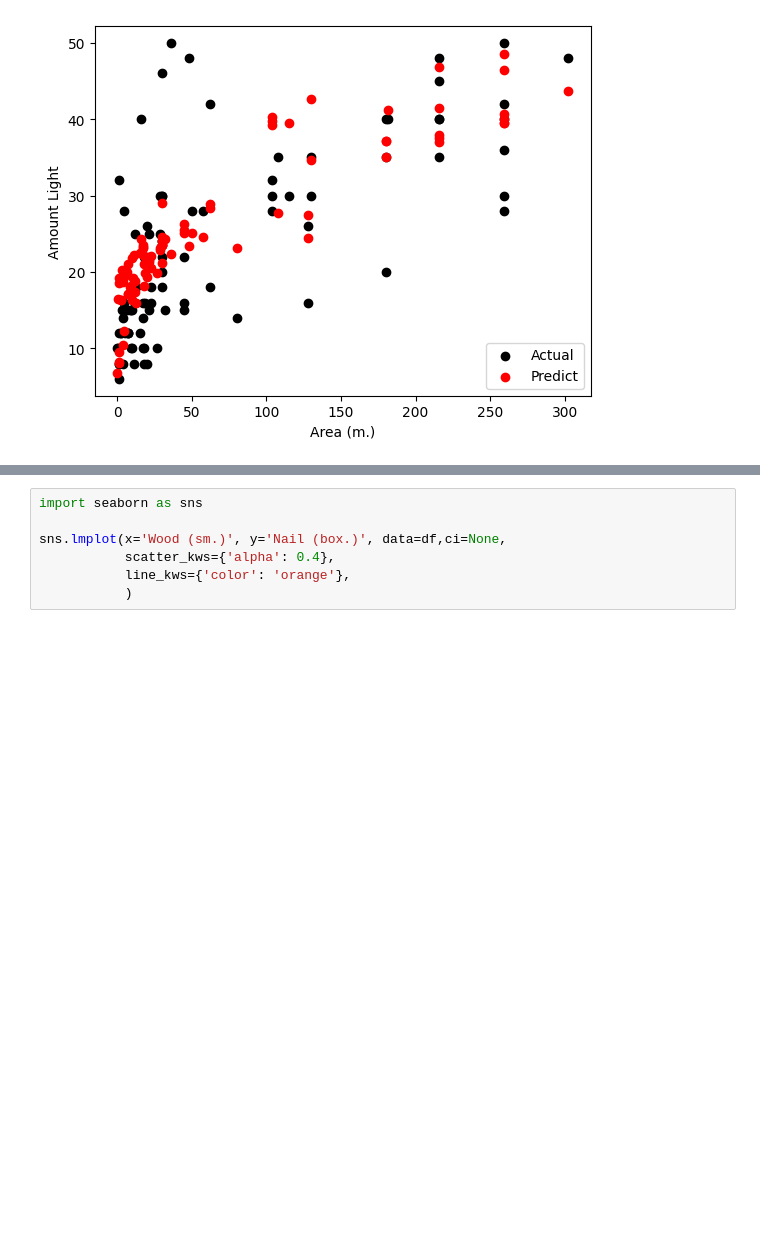
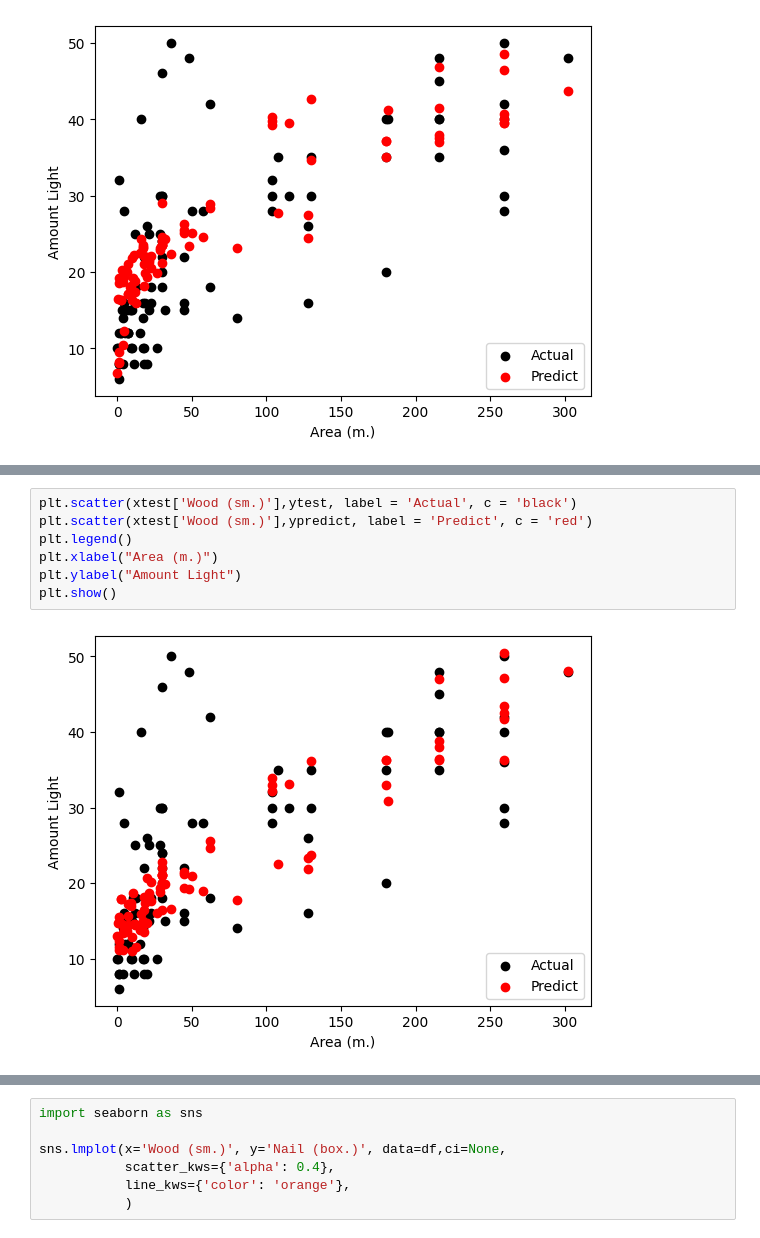
Before and after one commit to Krengsak/Model, a Jupyter notebook: Model.ipynb, the cells around one changed output, grey strips where cells are left out. Drawn from its saved outputs; the diff is of its cells as text; blank space fills up the shorter version.

```diff
--- a/Model.ipynb
+++ b/Model.ipynb
@@ -119,0 +245,9 @@ plt.show()
+# %%
+plt.scatter(xtest['Wood (sm.)'],ytest, label = 'Actual', c = 'black')
+plt.scatter(xtest['Wood (sm.)'],ypredict, label = 'Predict', c = 'red')
+plt.legend()
+plt.xlabel("Area (m.)")
+plt.ylabel("Amount Light")
+plt.show()
+# %% [output]
+[figure, added]
```
Also changed, not shown: parts of 20 cells of this notebook.
